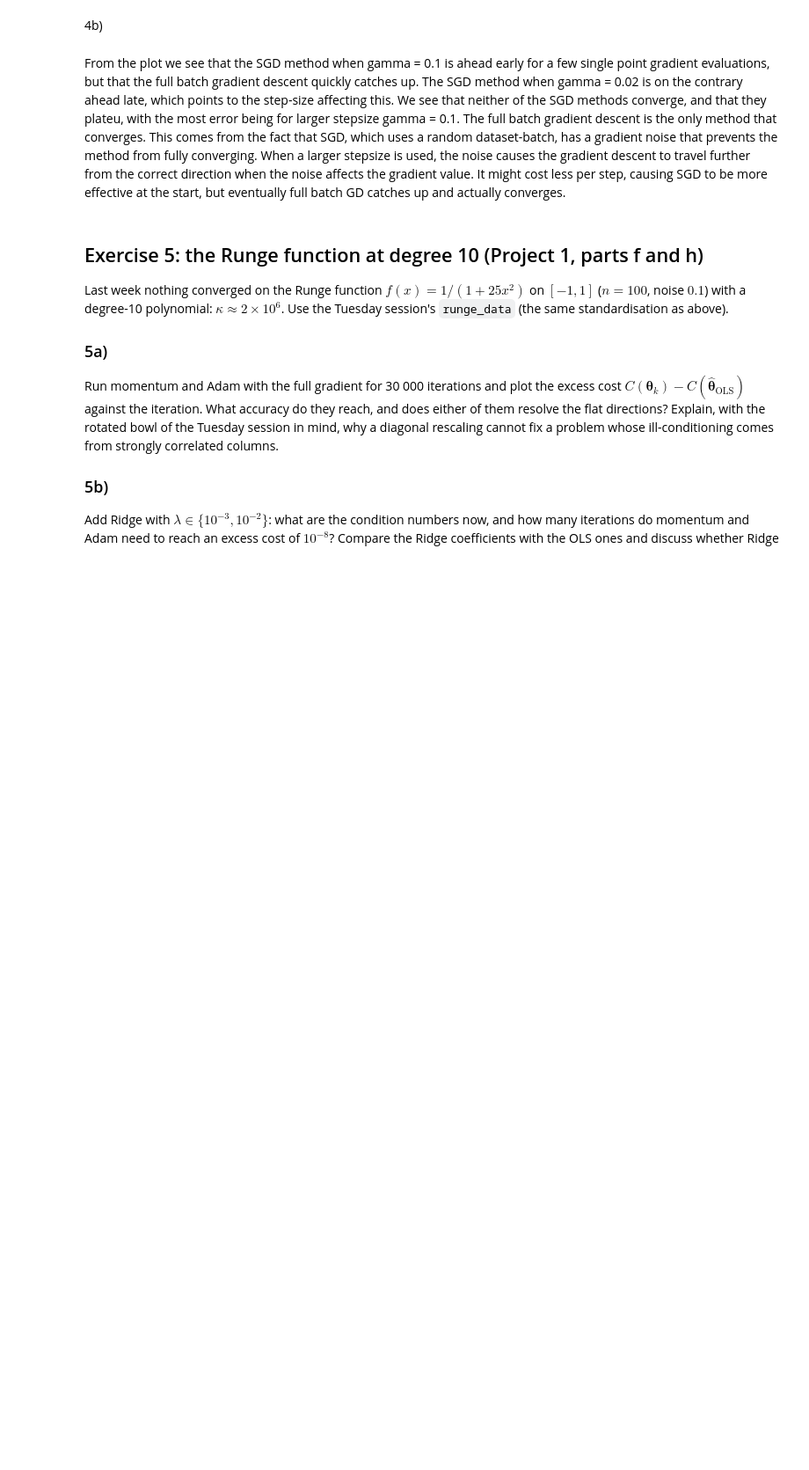
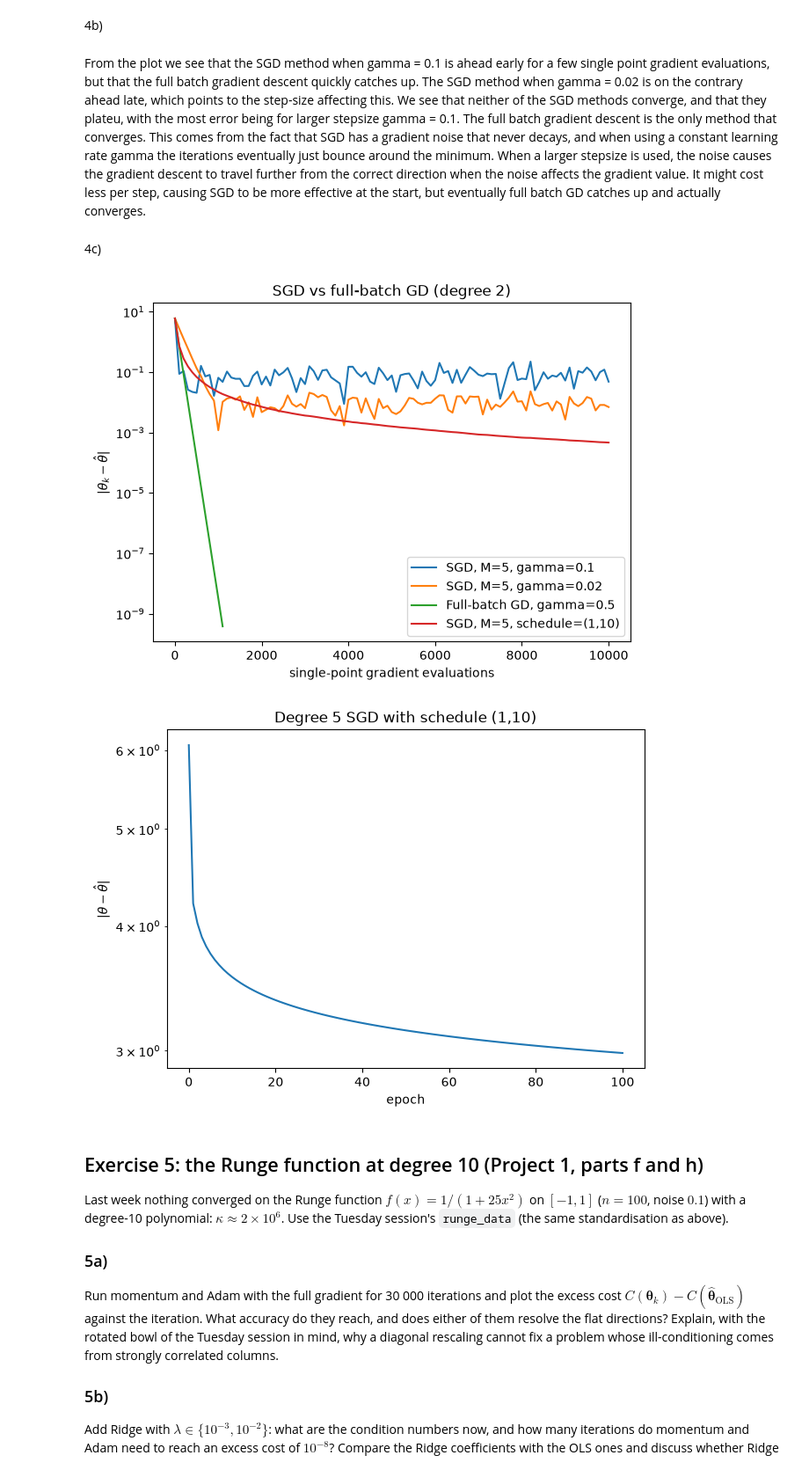
Before and after one commit to viktokr/FYS_STK4155-ukesoppgaver, a Jupyter notebook: exercisesweek38.ipynb, the cells around one changed output. Shown at 88% size. Saved outputs shown, nothing was run; the diff lists cells and outputs as text; code cells hidden in the pictures; blank space fills up the shorter version.

```diff
--- a/exercisesweek38.ipynb
+++ b/exercisesweek38.ipynb
@@ -580,7 +580,49 @@ plt.title("SGD vs full-batch GD (degree 2)")
 plt.legend()
 plt.show()
 # %% [markdown]
-From the plot we see that the SGD method when gamma = 0.1 is ahead early for a few single point gradient evaluations, but that the full batch gradient descent quickly catches up. The SGD method when gamma = 0.02 is on the contrary ahead late, which points to the step-size affecting this. We see that neither of the SGD methods converge, and that they plateu, with the most error being for larger stepsize gamma = 0.1. The full batch gradient descent is the only method that converges. This comes from the fact that SGD, which uses a random dataset-batch, has a gradient noise that prevents the method from fully converging. When a larger stepsize is used, the noise causes the gradient descent to travel further from the correct direction when the noise affects the gradient value. It might cost less per step, causing SGD to be more effective at the start, but eventually full batch GD catches up and actually converges.
+From the plot we see that the SGD method when gamma = 0.1 is ahead early for a few single point gradient evaluations, but that the full batch gradient descent quickly catches up. The SGD method when gamma = 0.02 is on the contrary ahead late, which points to the step-size affecting this. We see that neither of the SGD methods converge, and that they plateu, with the most error being for larger stepsize gamma = 0.1. The full batch gradient descent is the only method that converges. This comes from the fact that SGD has a gradient noise that never decays, and when using a constant learning rate gamma the iterations eventually just bounce around the minimum.
+When a larger stepsize is used, the noise causes the gradient descent to travel further from the correct direction when the noise affects the gradient value. It might cost less per step, causing SGD to be more effective at the start, but eventually full batch GD catches up and actually converges.
+# %% [markdown]
+4c)
+# %%
+n, M = 100, 5
+m = int(n / M) #
+n_epochs, t0, t1 = 500, 1.0, 10.0
+
+history_sgd_schedule = sgd(X2, y2,method="plain",n_epochs=100,batch_size=5,schedule=(1, 10))
+dist_sgd_schedule = np.linalg.norm(history_sgd_schedule - theta_hat, axis=1)
+
+# using schedule for degree 5
+history_sgd_d5 = sgd(X5, y5, method="plain", n_epochs=100, batch_size=5, schedule=(1, 10))
+
+theta_hat5 = closed_form(X5, y5, lam=0.0) # finding the optimal theta parameter for 5 degree polynomial using closed form
+dist_d5 = np.linalg.norm(history_sgd_d5 - theta_hat5, axis=1)
+
+x_schedule = np.arange(len(dist_sgd_schedule)) * n
+
+
+plt.figure(figsize=(7, 5))
+plt.plot(x_sgd_01, dist_sgd_01, label="SGD, M=5, gamma=0.1")
+plt.plot(x_sgd_002, dist_sgd_002, label="SGD, M=5, gamma=0.02")
+plt.plot(x_full, dist_full, label="Full-batch GD, gamma=0.5")
+plt.plot(x_schedule, dist_sgd_schedule, label="SGD, M=5, schedule=(1,10)")
+plt.yscale("log")
+plt.xlabel("single-point gradient evaluations")
+plt.ylabel(r"$|\theta_k - \hat\theta|$")
+plt.title("SGD vs full-batch GD (degree 2)")
+plt.legend()
+plt.show()
+
+plt.figure(figsize=(7,5))
+plt.plot(dist_d5)
+plt.yscale("log")
+plt.xlabel("epoch")
+plt.ylabel(r"$|\theta-\hat{\theta}|$")
+plt.title("Degree 5 SGD with schedule (1,10)")
+plt.show()
+# %% [output]
+[figure, added]
+[figure, added]
 # %% [markdown]
 ## Exercise 5: the Runge function at degree 10 (Project 1, parts f and h)
 
```
